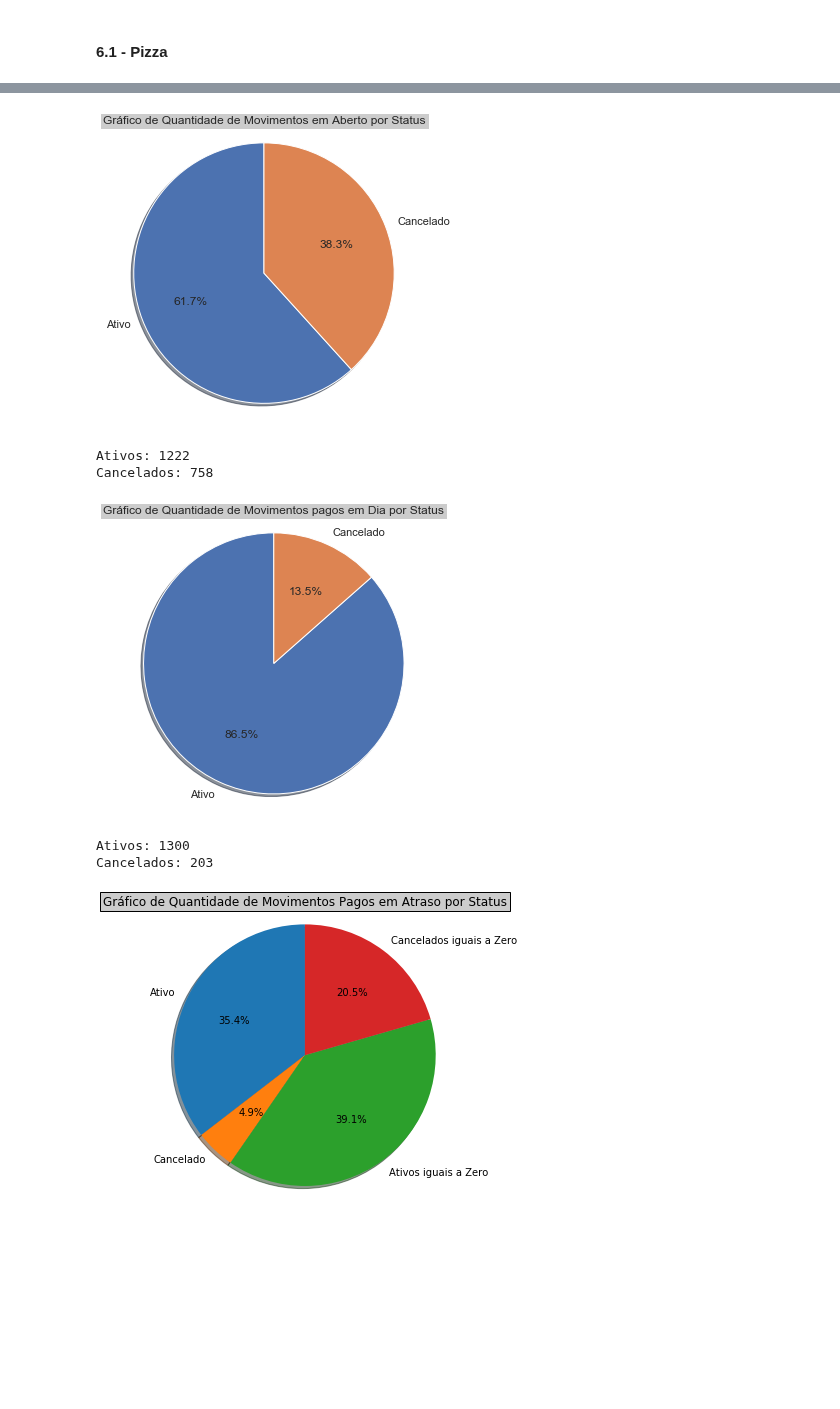
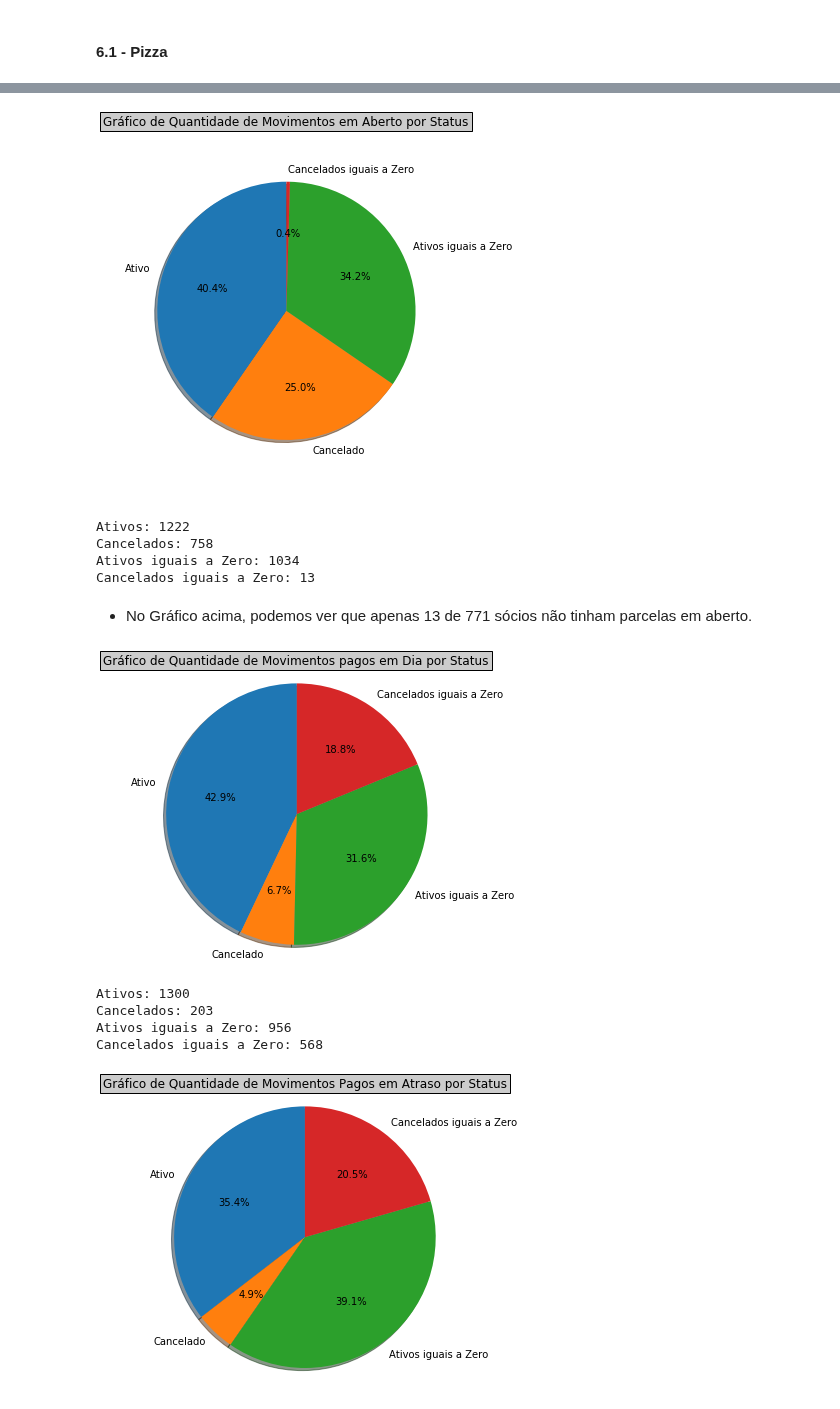
Before and after one commit to UesleiJf/projeto-preditivo, a Jupyter notebook: Projeto/Etapa-01/ANÁLISE ESTATÍSTICA DESCRITIVA.ipynb, the cells around one changed output, grey strips where cells are left out. Saved outputs shown, nothing was run; the diff lists cells and outputs as text; code cells hidden in the pictures; blank space fills up the shorter version.

Commit message:
- Refactoring Open Movements Quantity Chart by Status

```diff
--- a/Projeto/Etapa-01/ANÁLISE ESTATÍSTICA DESCRITIVA.ipynb
+++ b/Projeto/Etapa-01/ANÁLISE ESTATÍSTICA DESCRITIVA.ipynb
@@ -243,18 +248,25 @@ df.corr()
 # %%
-fig = plt.figure(figsize=(8,4))
+fig = plt.figure(figsize=(8,5))
 ax = fig.add_axes((0,0,.5,1))
 ax.set_title('Gráfico de Quantidade de Movimentos em Aberto por Status', bbox={'facecolor':'0.8', 'pad':3})
 
 qtde_em_aberto_ativo = (df['status'] == 'ATIVO') & (df['qtde_em_aberto'] > 0)
 qtde_em_aberto_ativo = df[qtde_em_aberto_ativo]
 
+qtde_em_aberto_ativo_zero = (df['status'] == 'ATIVO') & (df['qtde_em_aberto'] == 0)
+qtde_em_aberto_ativo_zero = df[qtde_em_aberto_ativo_zero]
+
 qtde_em_aberto_cancelado = (df['status'] == 'CANCELADO') & (df['qtde_em_aberto'] > 0)
 qtde_em_aberto_cancelado = df[qtde_em_aberto_cancelado]
 
-labels = ['Ativo', 'Cancelado']
-quantidade_qtde_em_aberto = [qtde_em_aberto_ativo.shape[0], qtde_em_aberto_cancelado.shape[0]]
+qtde_em_aberto_cancelado_zero = (df['status'] == 'CANCELADO') & (df['qtde_em_aberto'] == 0)
+qtde_em_aberto_cancelado_zero = df[qtde_em_aberto_cancelado_zero]
 
-explode = (0, 0)
+labels = ['Ativo', 'Cancelado','Ativos iguais a Zero', 'Cancelados iguais a Zero']
+quantidade_qtde_em_aberto = [qtde_em_aberto_ativo.shape[0], qtde_em_aberto_cancelado.shape[0], qtde_em_aberto_ativo_zero.shape[0],
+                            qtde_em_aberto_cancelado_zero.shape[0]]
+
+explode = (0, 0, 0, 0)
 total = sum(quantidade_qtde_em_aberto)
 plt.pie(quantidade_qtde_em_aberto, explode=explode, labels=labels, autopct='%1.1f%%',  shadow=True, startangle=90)
 
@@ -263,37 +275,54 @@ plt.show()
 
 print('Ativos: %s' % (qtde_em_aberto_ativo.shape[0]))
 print('Cancelados: %s' % (qtde_em_aberto_cancelado.shape[0]))
+print('Ativos iguais a Zero: %s' % (qtde_em_aberto_ativo_zero.shape[0]))
+print('Cancelados iguais a Zero: %s' % (qtde_em_aberto_cancelado_zero.shape[0]))
 # %% [output]
-[figure, old version]
+[figure, new version]
 Ativos: 1222
 Cancelados: 758
+Ativos iguais a Zero: 1034
+Cancelados iguais a Zero: 13
+# %% [markdown]
+- No Gráfico acima, podemos ver que apenas 13 de 771 sócios não tinham parcelas em aberto.
 # %%
 fig = plt.figure(figsize=(8,4))
 ax = fig.add_axes((0,0,.5,1))
 ax.set_title('Gráfico de Quantidade de Movimentos pagos em Dia por Status', bbox={'facecolor':'0.8', 'pad':3})
 
 qtde_em_dia_ativo = (df['status'] == 'ATIVO') & (df['qtde_em_dia'] > 0)
 qtde_em_dia_ativo = df[qtde_em_dia_ativo]
 
+qtde_em_dia_ativo_zero = (df['status'] == 'ATIVO') & (df['qtde_em_dia'] == 0)
+qtde_em_dia_ativo_zero = df[qtde_em_dia_ativo_zero]
+
 qtde_em_dia_cancelado = (df['status'] == 'CANCELADO') & (df['qtde_em_dia'] > 0)
 qtde_em_dia_cancelado = df[qtde_em_dia_cancelado]
 
-labels = ['Ativo', 'Cancelado']
-quantidade_qtde_em_dia = [qtde_em_dia_ativo.shape[0], qtde_em_dia_cancelado.shape[0]]
+qtde_em_dia_cancelado_zero = (df['status'] == 'CANCELADO') & (df['qtde_em_dia'] == 0)
+qtde_em_dia_cancelado_zero = df[qtde_em_dia_cancelado_zero]
 
-explode = (0, 0)
+labels = ['Ativo', 'Cancelado','Ativos iguais a Zero', 'Cancelados iguais a Zero']
+quantidade_qtde_em_dia = [qtde_em_dia_ativo.shape[0], qtde_em_dia_cancelado.shape[0], qtde_em_dia_ativo_zero.shape[0],
+                         qtde_em_dia_cancelado_zero.shape[0]]
+
+explode = (0, 0, 0, 0)
 total = sum(quantidade_qtde_em_dia)
 plt.pie(quantidade_qtde_em_dia, explode=explode, labels=labels, autopct='%1.1f%%',  shadow=True, startangle=90)
 
 plt.axis('equal')
 plt.show()
 
 print('Ativos: %s' % (qtde_em_dia_ativo.shape[0]))
 print('Cancelados: %s' % (qtde_em_dia_cancelado.shape[0]))
+print('Ativos iguais a Zero: %s' % (qtde_em_dia_ativo_zero.shape[0]))
+print('Cancelados iguais a Zero: %s' % (qtde_em_dia_cancelado_zero.shape[0]))
 # %% [output]
-[figure, old version]
+[figure, new version]
 Ativos: 1300
 Cancelados: 203
+Ativos iguais a Zero: 956
+Cancelados iguais a Zero: 568
 # %%
 fig = plt.figure(figsize=(8,4))
 ax = fig.add_axes((0,0,.5,1))
```
Also changed, not shown: parts of 3 cells of this notebook.
